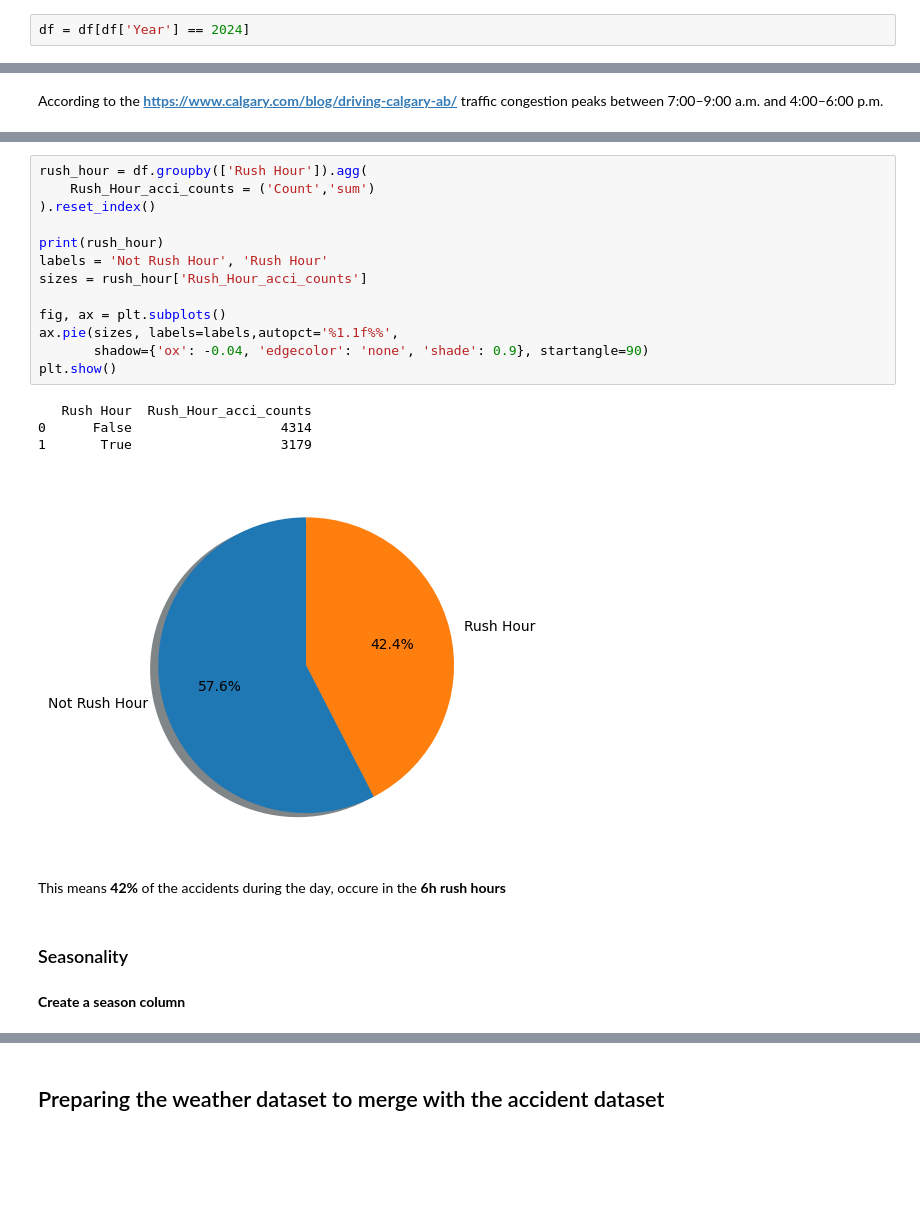
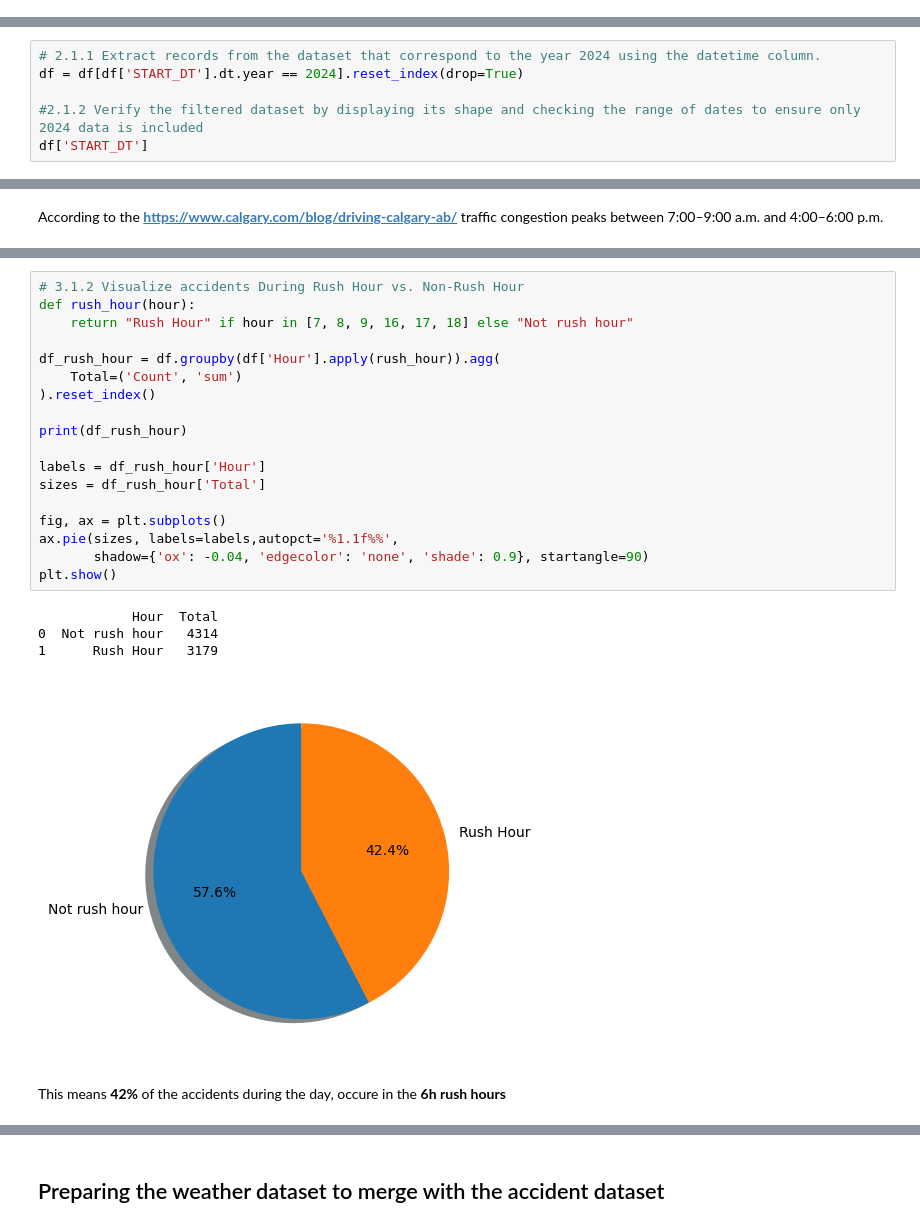
Before and after one commit to aliUofCafkhami/601-Project, a Jupyter notebook: Project 601.ipynb, the cells around one changed output, grey strips where cells are left out. Cells and saved outputs as stored; diff of their text form; blank space fills up the shorter version.

Commit message:
Data cleaning, Exploratory EDA, new plots, and restructuring up to point 3

```diff
--- a/Project 601.ipynb
+++ b/Project 601.ipynb
@@ -43,2 +194,0 @@ df.head(2)
-# %%
-df = df[df['Year'] == 2024]
@@ -109,0 +195,6 @@ plt.show()
+# %%
+# 2.1.1 Extract records from the dataset that correspond to the year 2024 using the datetime column.
+df = df[df['START_DT'].dt.year == 2024].reset_index(drop=True)
+
+#2.1.2 Verify the filtered dataset by displaying its shape and checking the range of dates to ensure only 2024 data is included
+df['START_DT']
@@ -148,24 +426,25 @@ df.head(2)
-# %%
-rush_hour = df.groupby(['Rush Hour']).agg(
-    Rush_Hour_acci_counts = ('Count','sum')
-).reset_index()
-
-print(rush_hour)
-labels = 'Not Rush Hour', 'Rush Hour'
-sizes = rush_hour['Rush_Hour_acci_counts']
-
-fig, ax = plt.subplots()
-ax.pie(sizes, labels=labels,autopct='%1.1f%%',
-       shadow={'ox': -0.04, 'edgecolor': 'none', 'shade': 0.9}, startangle=90)
-plt.show()
-# %% [output]
-   Rush Hour  Rush_Hour_acci_counts
-0      False                   4314
-1       True                   3179
-[figure, removed]
+# %%
+# 3.1.2 Visualize accidents During Rush Hour vs. Non-Rush Hour
+def rush_hour(hour):
+    return "Rush Hour" if hour in [7, 8, 9, 16, 17, 18] else "Not rush hour"
+
+df_rush_hour = df.groupby(df['Hour'].apply(rush_hour)).agg(
+    Total=('Count', 'sum')
+).reset_index()
+
+print(df_rush_hour)
+
+labels = df_rush_hour['Hour']
+sizes = df_rush_hour['Total']
+
+fig, ax = plt.subplots()
+ax.pie(sizes, labels=labels,autopct='%1.1f%%',
+       shadow={'ox': -0.04, 'edgecolor': 'none', 'shade': 0.9}, startangle=90)
+plt.show()
+# %% [output]
+            Hour  Total
+0  Not rush hour   4314
+1      Rush Hour   3179
+[figure, added]
 # %% [markdown]
 This means **42%** of the accidents during the day, occure in the **6h rush hours**
-# %% [markdown]
-### Seasonality
-# %% [markdown]
-**Create a season column**
```
Also changed, not shown: parts of 60 cells of this notebook.
